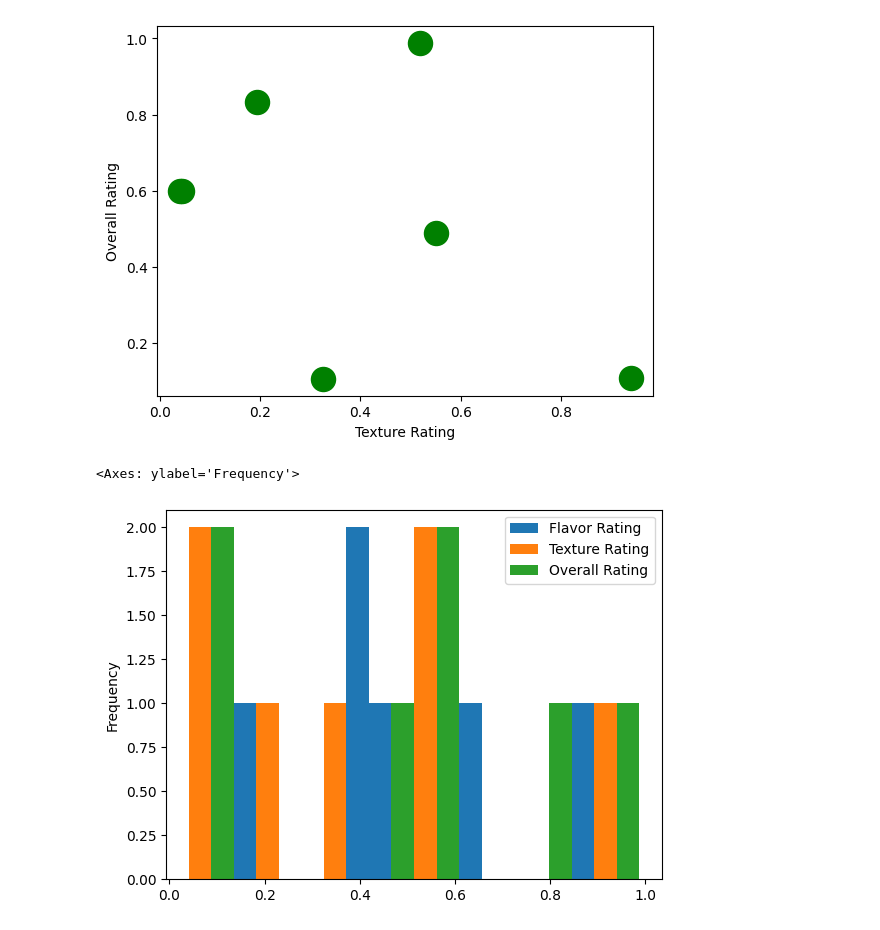
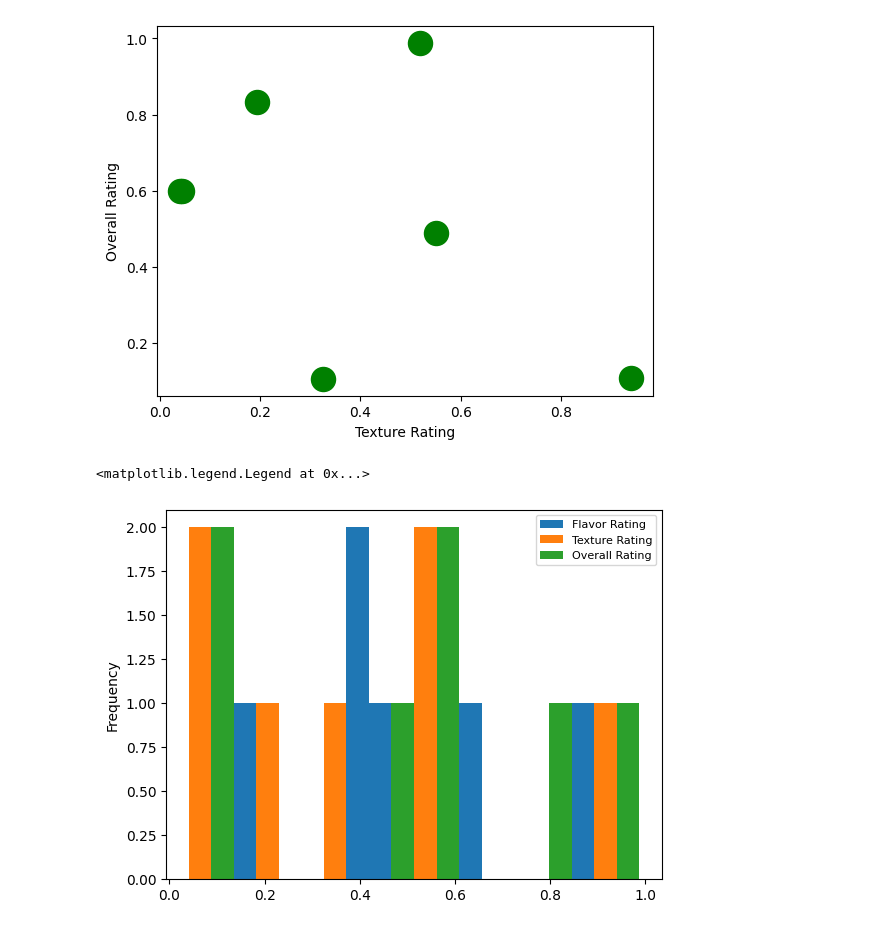
Before and after one commit to pvslav/portfolio, a Jupyter notebook: Python/pandas_fundamentals.ipynb, the cells around one changed output. Cells and saved outputs as stored; diff of their text form; code cells hidden in the pictures.

```diff
--- a/Python/pandas_fundamentals.ipynb
+++ b/Python/pandas_fundamentals.ipynb
@@ -634,6 +635,7 @@ df.plot.scatter(x = 'Texture Rating', y = 'Overall Rating', s = 300, c = 'green'
 [figure]
 # %%
 df.plot.hist(bins = 20)
+plt.legend(fontsize=8)
 # %% [output]
-<Axes: ylabel='Frequency'>
+<matplotlib.legend.Legend at 0x...>
-[figure, old version]
+[figure, new version]
```
Also changed, not shown: parts of 3 cells of this notebook.
